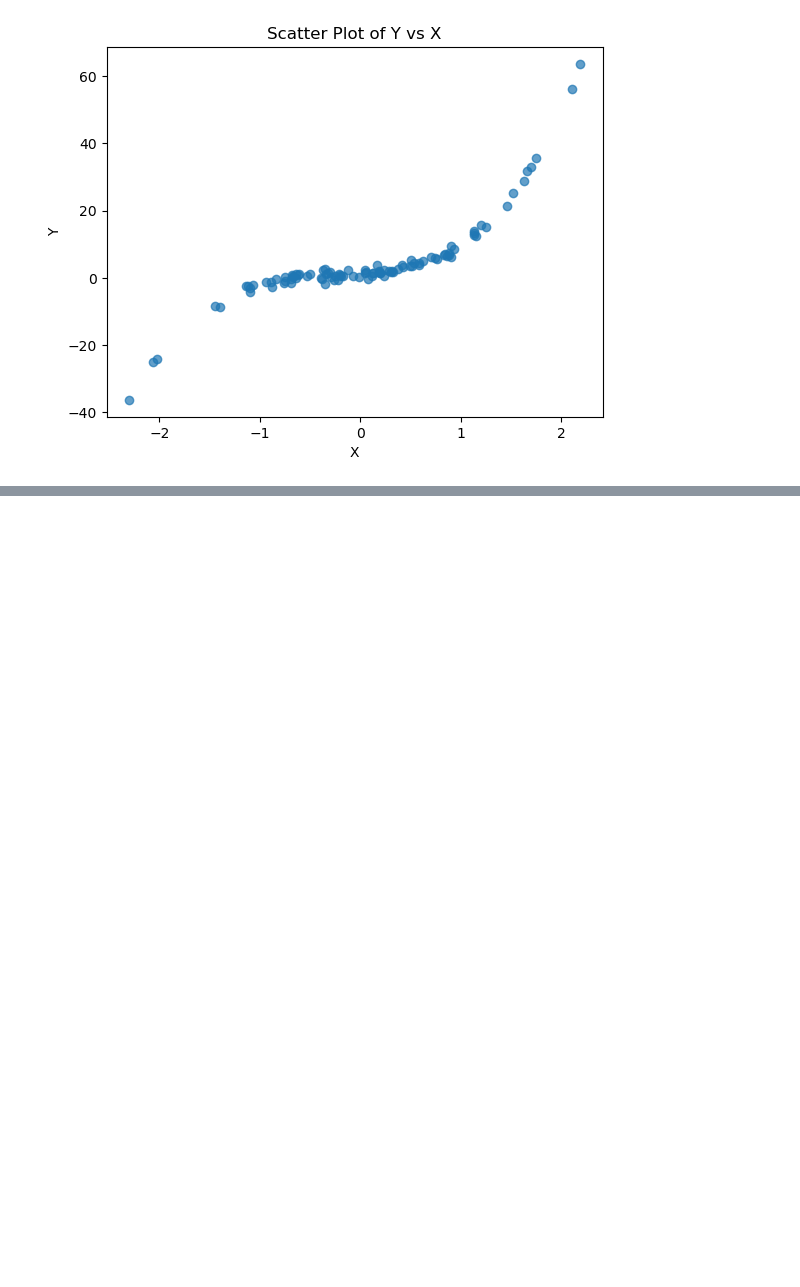
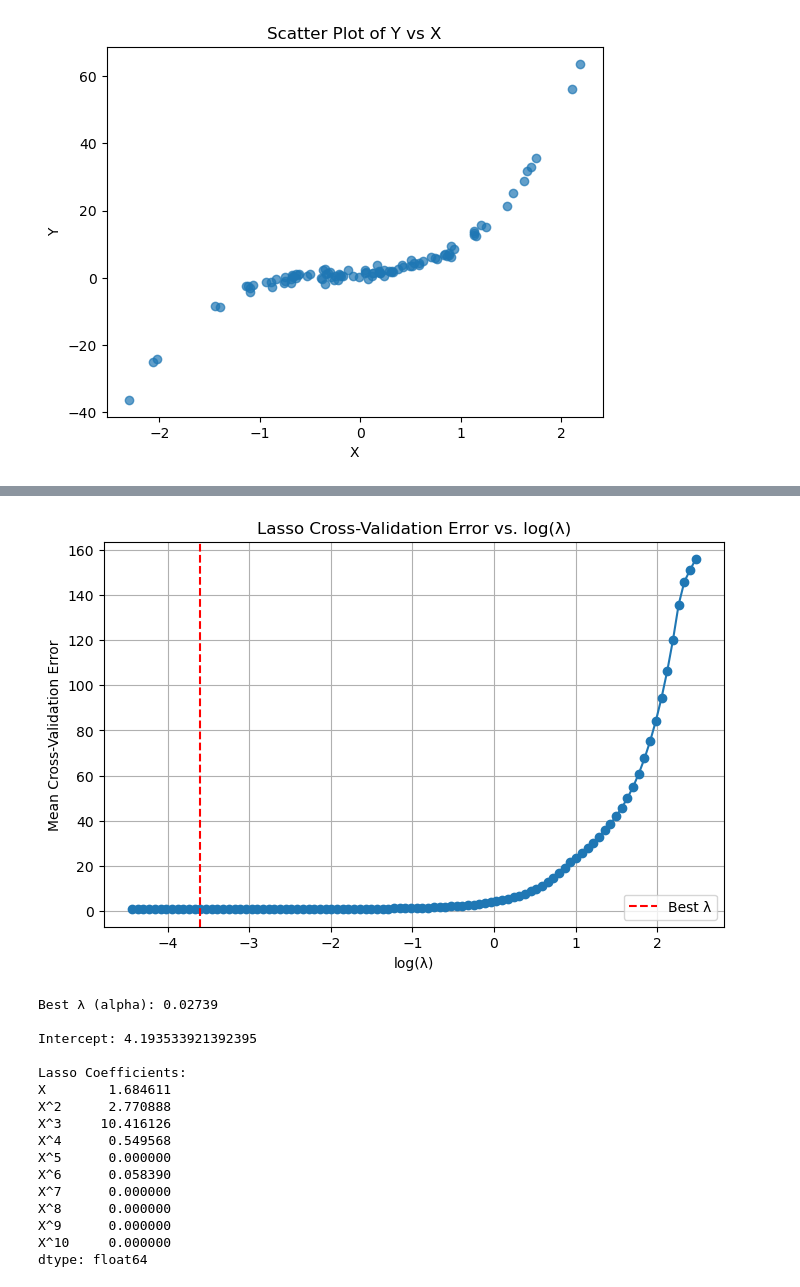
Before and after one commit to aljrezendes/abalone-nonlinear, a Jupyter notebook: RezendesADDS8550-3.ipynb, the cells around one changed output, grey strips where cells are left out. Drawn from its saved outputs; the diff is of its cells as text; code cells hidden in the pictures; blank space fills up the shorter version.

```diff
--- a/RezendesADDS8550-3.ipynb
+++ b/RezendesADDS8550-3.ipynb
@@ -168,0 +352,61 @@ The model is selected based on **Mallow’s \( C_p \)** criterion. We then repor
+# %%
+from sklearn.preprocessing import StandardScaler, PolynomialFeatures
+from sklearn.linear_model import LassoCV
+from sklearn.pipeline import make_pipeline
+import matplotlib.pyplot as plt
+import numpy as np
+import pandas as pd
+
+# Step 1: Construct polynomial features up to degree 10 (excluding intercept here)
+poly = PolynomialFeatures(degree=10, include_bias=False)
+X_poly_np = poly.fit_transform(X.reshape(-1, 1))  # X must be 2D
+
+# Step 2: Standardize features and fit Lasso with cross-validation
+lasso_cv = LassoCV(cv=10, random_state=1, max_iter=100000)
+pipeline = make_pipeline(StandardScaler(), lasso_cv)
+pipeline.fit(X_poly_np, Y)
+
+# Step 3: Extract best alpha and coefficients
+best_alpha = lasso_cv.alpha_
+coefficients = lasso_cv.coef_
+intercept = lasso_cv.intercept_
+feature_names = poly.get_feature_names_out(['X'])
+
+# Step 4: Plot cross-validation error as a function of log(alpha)
+mse_path = lasso_cv.mse_path_.mean(axis=1)
+alphas = lasso_cv.alphas_
+
+plt.figure(figsize=(8, 5))
+plt.plot(np.log(alphas), mse_path, marker='o')
+plt.axvline(np.log(best_alpha), color='red', linestyle='--', label='Best λ')
+plt.xlabel('log(λ)')
+plt.ylabel('Mean Cross-Validation Error')
+plt.title('Lasso Cross-Validation Error vs. log(λ)')
+plt.legend()
+plt.grid(True)
+plt.show()
+
+# Step 5: Report results
+coef_df = pd.Series(coefficients, index=feature_names)
+print(f"Best λ (alpha): {best_alpha:.5f}\n")
+print("Intercept:", intercept)
+print("\nLasso Coefficients:")
+print(coef_df)
+# %% [output]
+[figure, added]
+Best λ (alpha): 0.02739
+
+Intercept: 4.193533921392395
+
+Lasso Coefficients:
+X        1.684611
+X^2      2.770888
+X^3     10.416126
+X^4      0.549568
+X^5      0.000000
+X^6      0.058390
+X^7      0.000000
+X^8      0.000000
+X^9      0.000000
+X^10     0.000000
+dtype: float64
```
Also changed, not shown: parts of 15 cells of this notebook, 1 other file.
